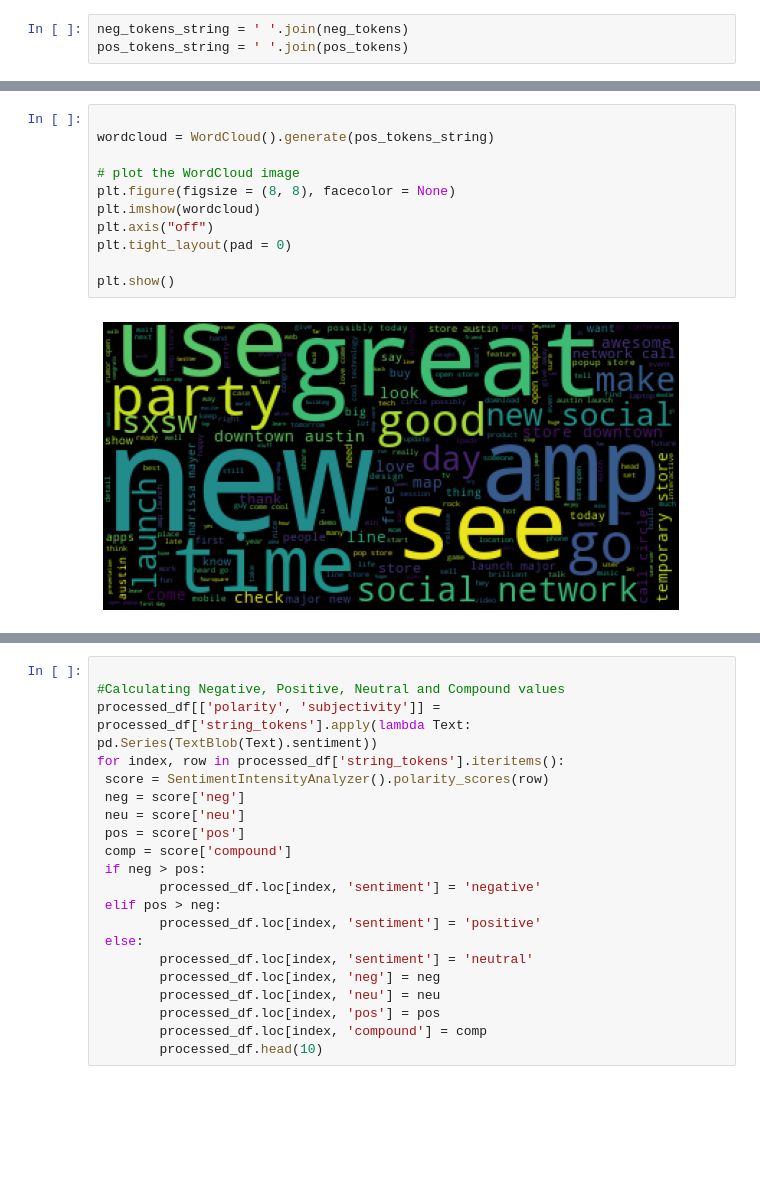
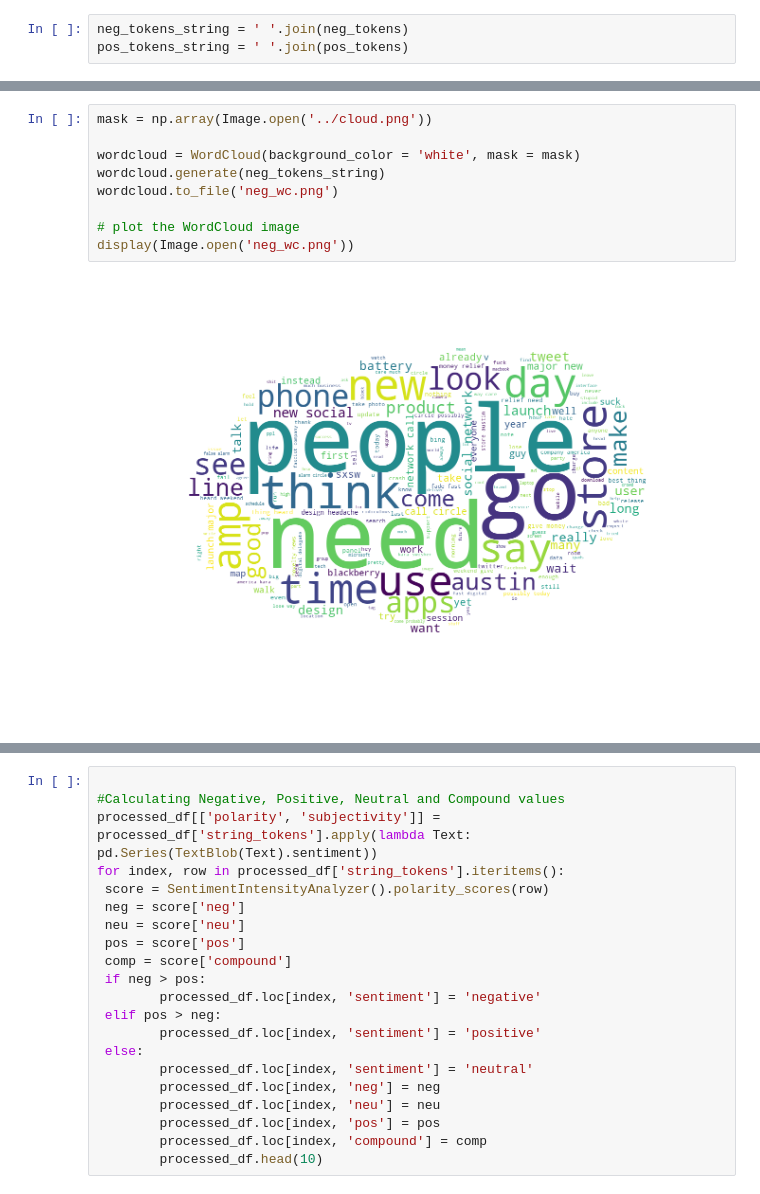
Before and after one commit to markjh2323/phase_4_project, a Jupyter notebook: crowdflower-brands-and-product-emotions/project_work/eda_preprocessing.ipynb, the cells around one changed output, grey strips where cells are left out. Saved outputs shown, nothing was run; the diff lists cells and outputs as text; blank space fills up the shorter version.

Commit message:
word cloud clouds are clouds

```diff
--- a/crowdflower-brands-and-product-emotions/project_work/eda_preprocessing.ipynb
+++ b/crowdflower-brands-and-product-emotions/project_work/eda_preprocessing.ipynb
@@ -343,13 +333,11 @@ plt.show()
-# %%
-
-wordcloud = WordCloud().generate(pos_tokens_string)
-
-# plot the WordCloud image
-plt.figure(figsize = (8, 8), facecolor = None)
-plt.imshow(wordcloud)
-plt.axis("off")
-plt.tight_layout(pad = 0)
-
-plt.show()
-# %% [output]
-[figure, removed]
+# %%
+mask = np.array(Image.open('../cloud.png'))
+
+wordcloud = WordCloud(background_color = 'white', mask = mask)
+wordcloud.generate(neg_tokens_string)
+wordcloud.to_file('neg_wc.png')
+
+# plot the WordCloud image
+display(Image.open('neg_wc.png'))
+# %% [output]
+[figure, added]
```
Also changed, not shown: parts of 8 cells of this notebook, 6 other files.
